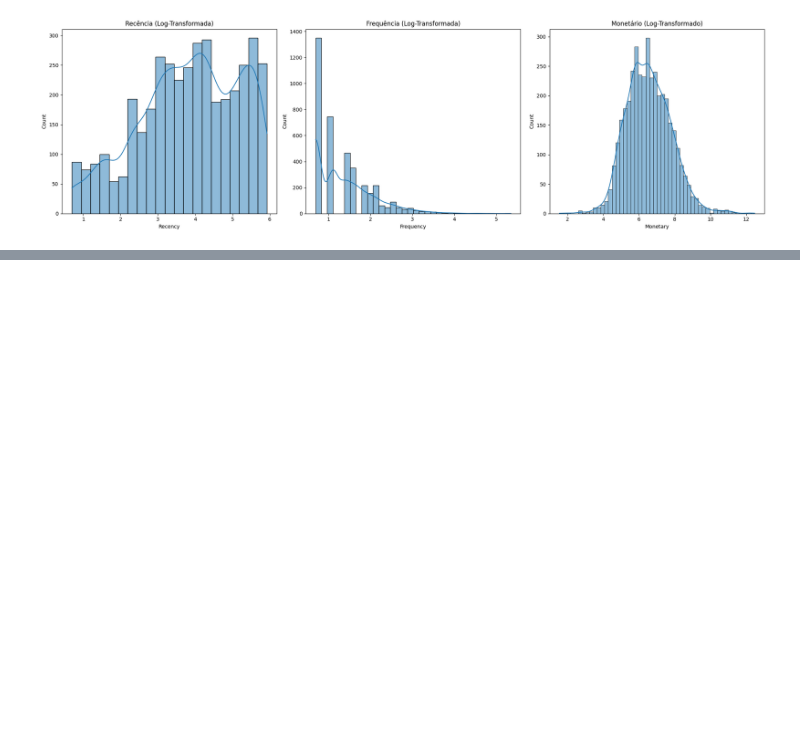
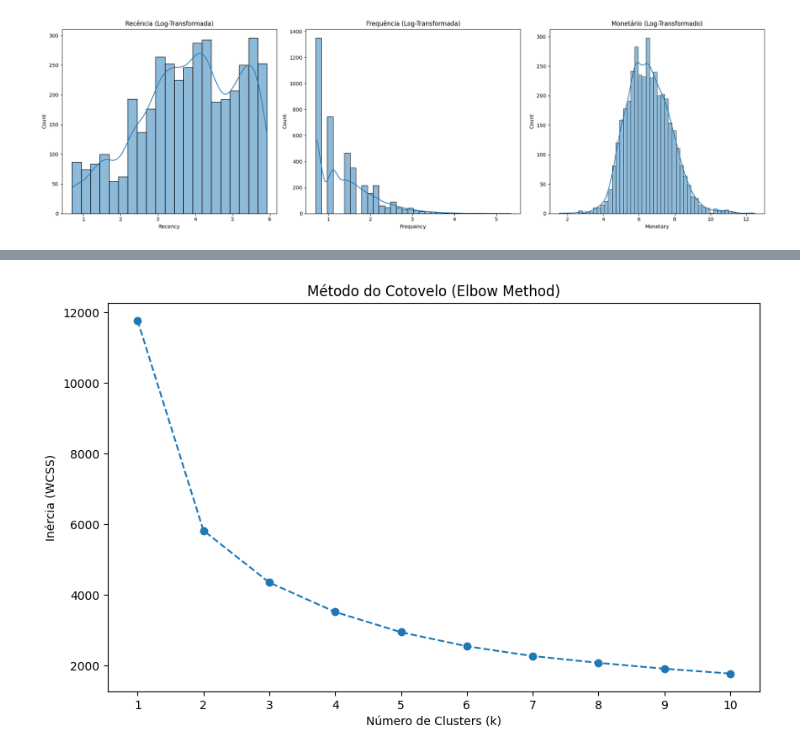
Before and after one commit to mattheusguilherme/customer-segmentation-rfm, a Jupyter notebook: notebooks/02_engenharia_rfm_e_clusterizacao.ipynb, the cells around one changed output, grey strips where cells are left out. Drawn from its saved outputs; the diff is of its cells as text; code cells hidden in the pictures; blank space fills up the shorter version.

```diff
--- a/notebooks/02_engenharia_rfm_e_clusterizacao.ipynb
+++ b/notebooks/02_engenharia_rfm_e_clusterizacao.ipynb
@@ -130,3 +130,14 @@ plt.tight_layout()
 plt.show()
 # %% [output]
 [figure]
+# %%
+scaler = StandardScaler()
+
+rfm_scaled = scaler.fit_transform(rfm_log)
+
+rfm_scaled_df = pd.DataFrame(rfm_scaled,
+                             columns=rfm_data.columns,
+                             index=rfm_data.index)
+
+print("Dados padronizados (média ~0, desvio padrão ~1):")
+rfm_scaled_df.describe()
@@ -132,0 +155,21 @@ plt.show()
+# %%
+wcss = []
+k_range = range(1, 11)
+
+for k in k_range:
+    kmeans = KMeans(n_clusters=k,
+                    init='k-means++',
+                    n_init=10,
+                    random_state=42)
+    kmeans.fit(rfm_scaled_df)
+    wcss.append(kmeans.inertia_)
+
+plt.figure(figsize=(10, 6))
+plt.plot(k_range, wcss, marker='o', linestyle='--')
+plt.title('Método do Cotovelo (Elbow Method)')
+plt.xlabel('Número de Clusters (k)')
+plt.ylabel('Inércia (WCSS)')
+plt.xticks(k_range)
+plt.show()
+# %% [output]
+[figure, added]
```
Also changed, not shown: parts of 1 cell of this notebook.
